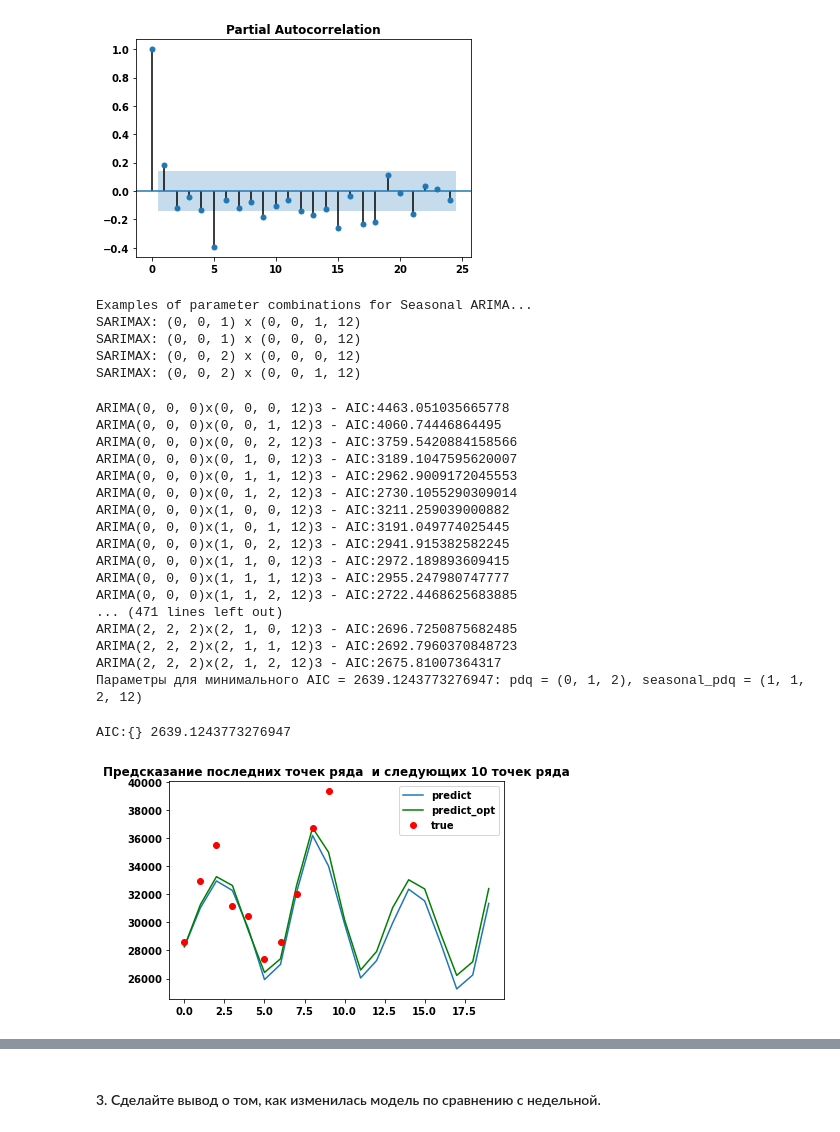
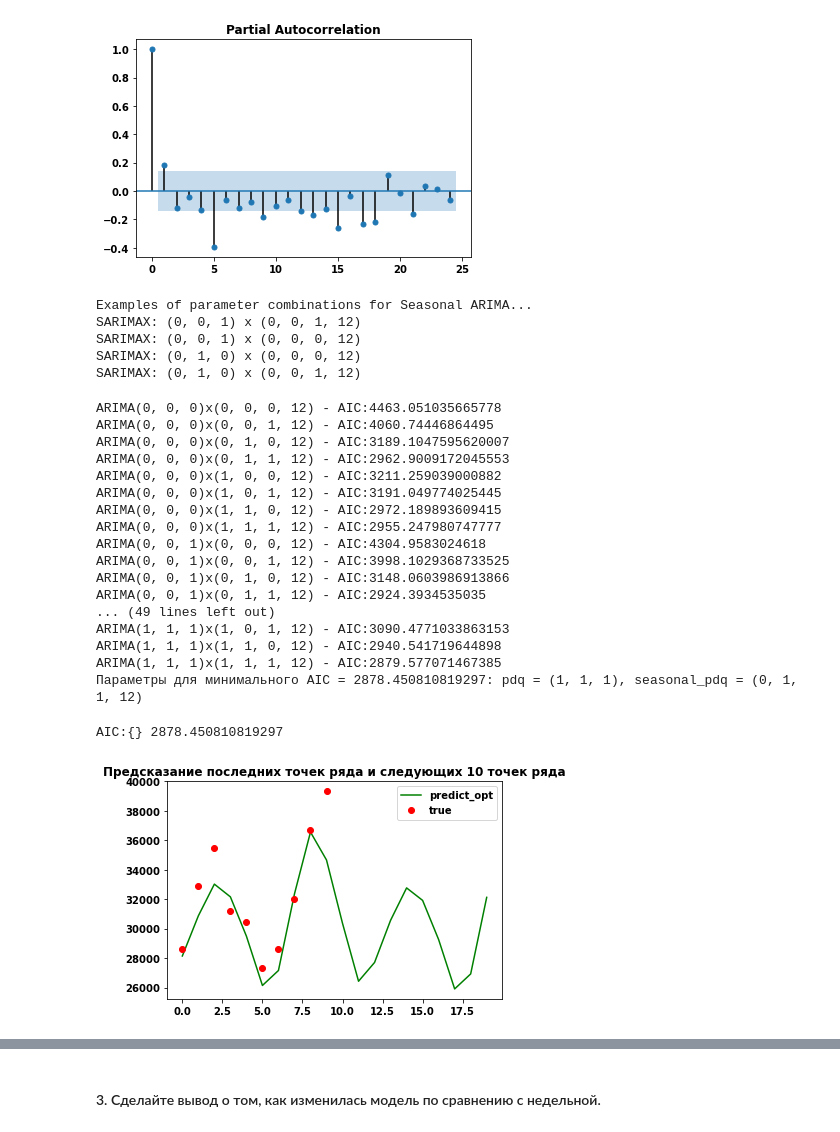
Before and after one commit to SemenovR/GB_MachineLearningInBusiness, a Jupyter notebook: lesson_3/lesson_3.ipynb, the cells around one changed output, grey strips where cells are left out. Drawn from its saved outputs; the diff is of its cells as text; code cells hidden in the pictures.

```diff
--- a/lesson_3/lesson_3.ipynb
+++ b/lesson_3/lesson_3.ipynb
@@ -95,14 +101,15 @@ plt.show()
 [figure]
 # %%
 # Определим p, d и q в диапазоне 0-2
-p = d = q = range(0, 3)
+p = range(0, 2)
+d = range(0, 2)
+q = range(0, 2)
 # зададим сетку p, q и q
 pdq = list(itertools.product(p, d, q))
 # зададим сезонность p, q и q
-
-p = range(0, 3)
-d = [0,1]
-q = range(0, 3)
+p = range(0, 2)
+d = range(0, 2)
+q = range(0, 2)
 seasonal_pdq = [(x[0], x[1], x[2], 12) for x in list(itertools.product(p, d, q))]
 print('Examples of parameter combinations for Seasonal ARIMA...')
 print('SARIMAX: {} x {}'.format(pdq[1], seasonal_pdq[1]))
@@ -113,8 +120,8 @@ print('SARIMAX: {} x {}'.format(pdq[2], seasonal_pdq[1]))
 Examples of parameter combinations for Seasonal ARIMA...
 SARIMAX: (0, 0, 1) x (0, 0, 1, 12)
 SARIMAX: (0, 0, 1) x (0, 0, 0, 12)
-SARIMAX: (0, 0, 2) x (0, 0, 0, 12)
-SARIMAX: (0, 0, 2) x (0, 0, 1, 12)
+SARIMAX: (0, 1, 0) x (0, 0, 0, 12)
+SARIMAX: (0, 1, 0) x (0, 0, 1, 12)
 # %%
 warnings.filterwarnings("ignore") # отключает предупреждения
 
@@ -137,29 +144,29 @@ for param in pdq:
                 param_for_min = param
                 param_seasonal_for_min = param_seasonal
 
-            print('ARIMA{}x{}3 - AIC:{}'.format(param, param_seasonal, results.aic))
+            print('ARIMA{}x{} - AIC:{}'.format(param, param_seasonal, results.aic))
         except:
             continue
 
 print(f'Параметры для минимального AIC = {min_aic}: pdq = {param_for_min}, seasonal_pdq = {param_seasonal_for_min}')
 # %% [output]
-ARIMA(0, 0, 0)x(0, 0, 0, 12)3 - AIC:4463.051035665778
-ARIMA(0, 0, 0)x(0, 0, 1, 12)3 - AIC:4060.74446864495
-ARIMA(0, 0, 0)x(0, 0, 2, 12)3 - AIC:3759.5420884158566
-ARIMA(0, 0, 0)x(0, 1, 0, 12)3 - AIC:3189.1047595620007
-ARIMA(0, 0, 0)x(0, 1, 1, 12)3 - AIC:2962.9009172045553
-ARIMA(0, 0, 0)x(0, 1, 2, 12)3 - AIC:2730.1055290309014
-ARIMA(0, 0, 0)x(1, 0, 0, 12)3 - AIC:3211.259039000882
-ARIMA(0, 0, 0)x(1, 0, 1, 12)3 - AIC:3191.049774025445
-ARIMA(0, 0, 0)x(1, 0, 2, 12)3 - AIC:2941.915382582245
-ARIMA(0, 0, 0)x(1, 1, 0, 12)3 - AIC:2972.189893609415
-ARIMA(0, 0, 0)x(1, 1, 1, 12)3 - AIC:2955.247980747777
-ARIMA(0, 0, 0)x(1, 1, 2, 12)3 - AIC:2722.4468625683885
-... (471 lines left out)
-ARIMA(2, 2, 2)x(2, 1, 0, 12)3 - AIC:2696.7250875682485
-ARIMA(2, 2, 2)x(2, 1, 1, 12)3 - AIC:2692.7960370848723
-ARIMA(2, 2, 2)x(2, 1, 2, 12)3 - AIC:2675.81007364317
-Параметры для минимального AIC = 2639.1243773276947: pdq = (0, 1, 2), seasonal_pdq = (1, 1, 2, 12)
+ARIMA(0, 0, 0)x(0, 0, 0, 12) - AIC:4463.051035665778
+ARIMA(0, 0, 0)x(0, 0, 1, 12) - AIC:4060.74446864495
+ARIMA(0, 0, 0)x(0, 1, 0, 12) - AIC:3189.1047595620007
+ARIMA(0, 0, 0)x(0, 1, 1, 12) - AIC:2962.9009172045553
+ARIMA(0, 0, 0)x(1, 0, 0, 12) - AIC:3211.259039000882
+ARIMA(0, 0, 0)x(1, 0, 1, 12) - AIC:3191.049774025445
+ARIMA(0, 0, 0)x(1, 1, 0, 12) - AIC:2972.189893609415
+ARIMA(0, 0, 0)x(1, 1, 1, 12) - AIC:2955.247980747777
+ARIMA(0, 0, 1)x(0, 0, 0, 12) - AIC:4304.9583024618
+ARIMA(0, 0, 1)x(0, 0, 1, 12) - AIC:3998.1029368733525
+ARIMA(0, 0, 1)x(0, 1, 0, 12) - AIC:3148.0603986913866
+ARIMA(0, 0, 1)x(0, 1, 1, 12) - AIC:2924.3934535035
+... (49 lines left out)
+ARIMA(1, 1, 1)x(1, 0, 1, 12) - AIC:3090.4771033863153
+ARIMA(1, 1, 1)x(1, 1, 0, 12) - AIC:2940.541719644898
+ARIMA(1, 1, 1)x(1, 1, 1, 12) - AIC:2879.577071467385
+Параметры для минимального AIC = 2878.450810819297: pdq = (1, 1, 1), seasonal_pdq = (0, 1, 1, 12)
 # %%
 #для построения модели используем все данные, кроме 10-и последних месяцев (это будет тестовый набор)
 warnings.filterwarnings("ignore") # отключает предупреждения
@@ -172,19 +179,14 @@ mod = sm.tsa.statespace.SARIMAX(m_data['PJME_MW'].values[:-10],
 results_opt = mod.fit()
 print('AIC:{}',results_opt.aic)
 # %% [output]
-AIC:{} 2639.1243773276947
+AIC:{} 2878.450810819297
 # %%
-pred_dynamic = results.forecast(20)
-pred_dynamic_opt = results_opt.forecast(20)
-
-plt.plot(pred_dynamic, label='predict' )
-plt.plot(pred_dynamic_opt,'g', label='predict_opt' )
-#Отобразим истинный значения
-plt.plot(m_data['PJME_MW'].values[-10:],'or',label='true')
-plt.title('Предсказание последних точек ряда  и следующих 10 точек ряда')
+# Построим графики
+plt.plot(results_opt.forecast(20), 'g', label='predict_opt' )
+plt.plot(m_data['PJME_MW'].values[-10:], 'or', label='true')
+plt.title('Предсказание последних точек ряда и следующих 10 точек ряда')
 plt.legend()
-
 plt.show()
 # %% [output]
-[figure, old version]
+[figure, new version]
 # %%
```
Also changed, not shown: parts of 21 cells of this notebook, 2 other files.
